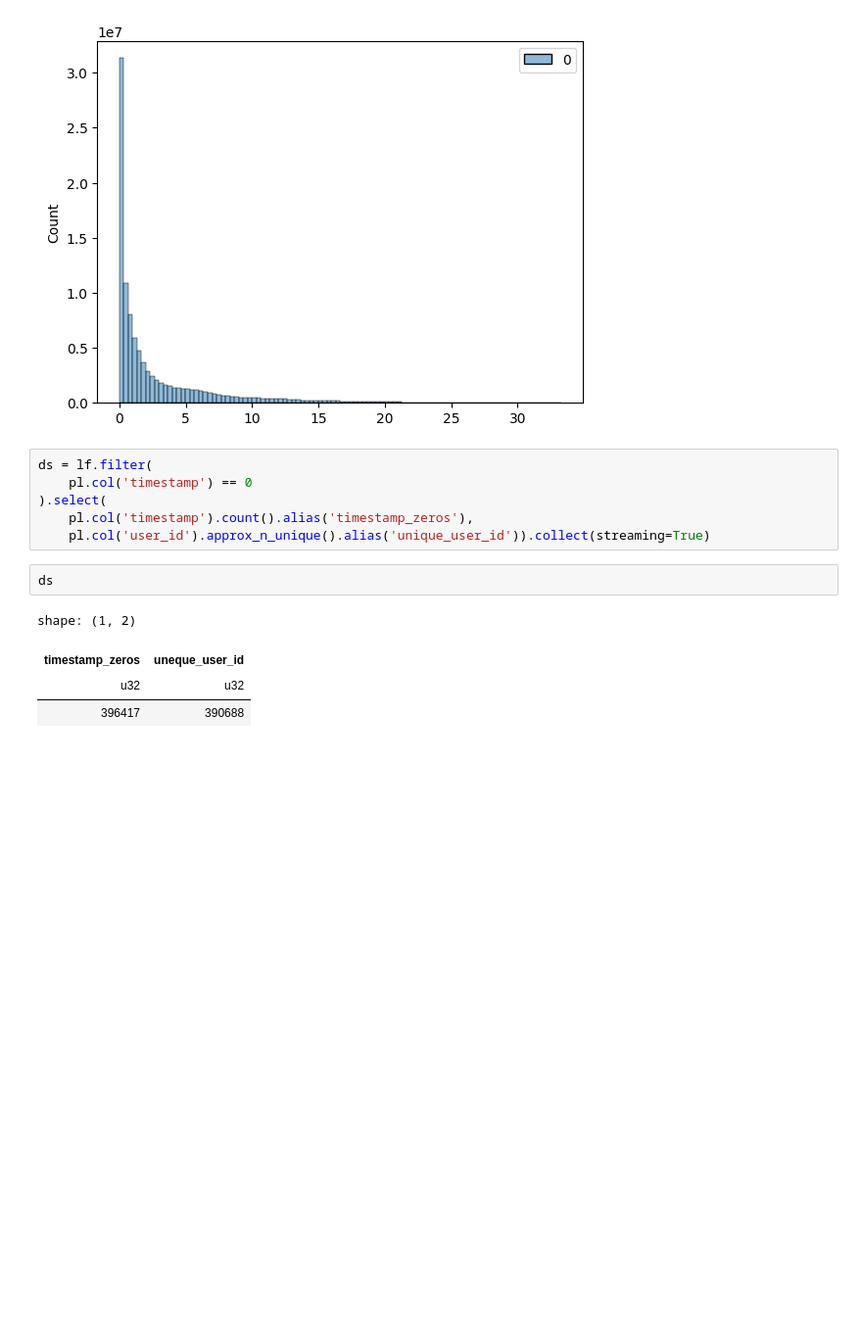
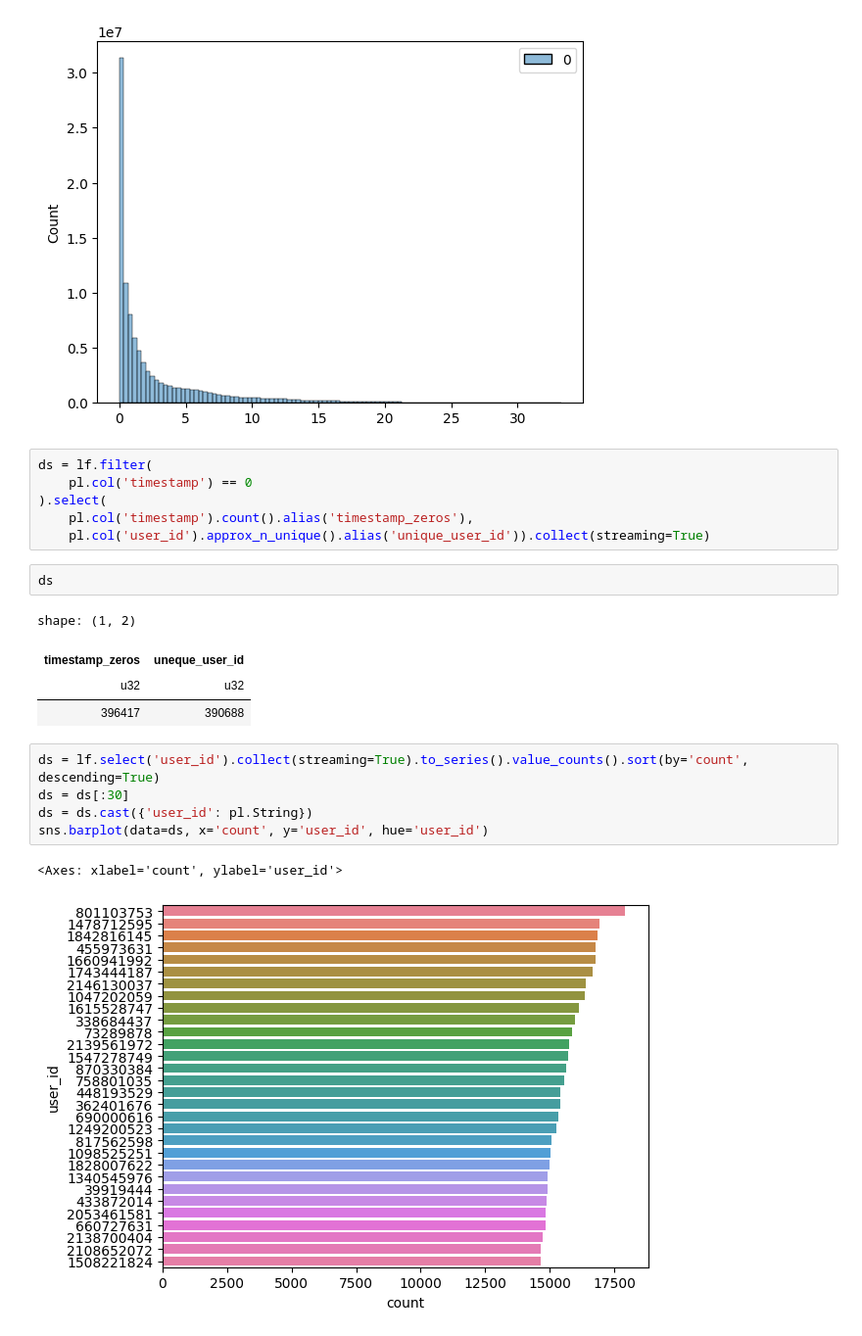
Before and after one commit to zinkin-s/MFTI_DS_Python_HW_3, a Jupyter notebook: notebook.ipynb, the cells around one changed output. Shown at 98% size. Cells and saved outputs as stored; diff of their text form; blank space fills up the shorter version.

Commit message:
Added user_id analysis

```diff
--- a/notebook.ipynb
+++ b/notebook.ipynb
@@ -127,3 +127,11 @@ shape: (1, 2)
 | timestamp_zeros | uneque_user_id |
 | u32 | u32 |
 | 396417 | 390688 |
+# %%
+ds = lf.select('user_id').collect(streaming=True).to_series().value_counts().sort(by='count', descending=True)
+ds = ds[:30]
+ds = ds.cast({'user_id': pl.String})
+sns.barplot(data=ds, x='count', y='user_id', hue='user_id')
+# %% [output]
+<Axes: xlabel='count', ylabel='user_id'>
+[figure, added]
```
Also changed, not shown: parts of 1 cell of this notebook.
